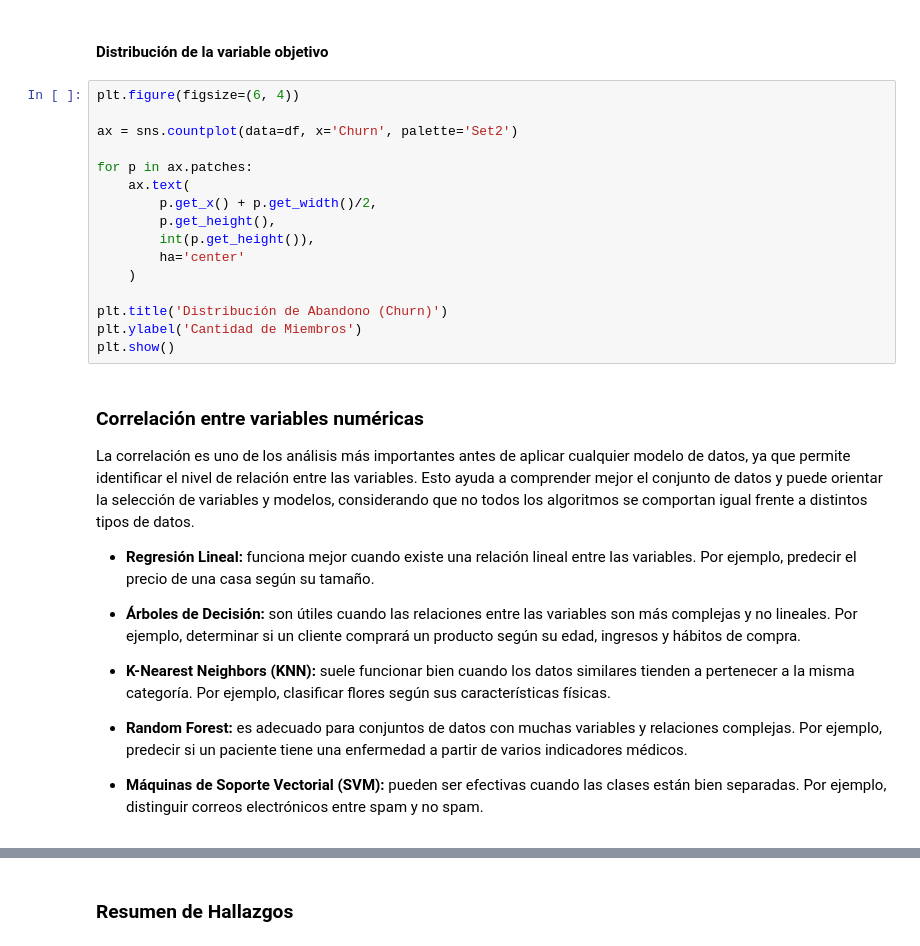
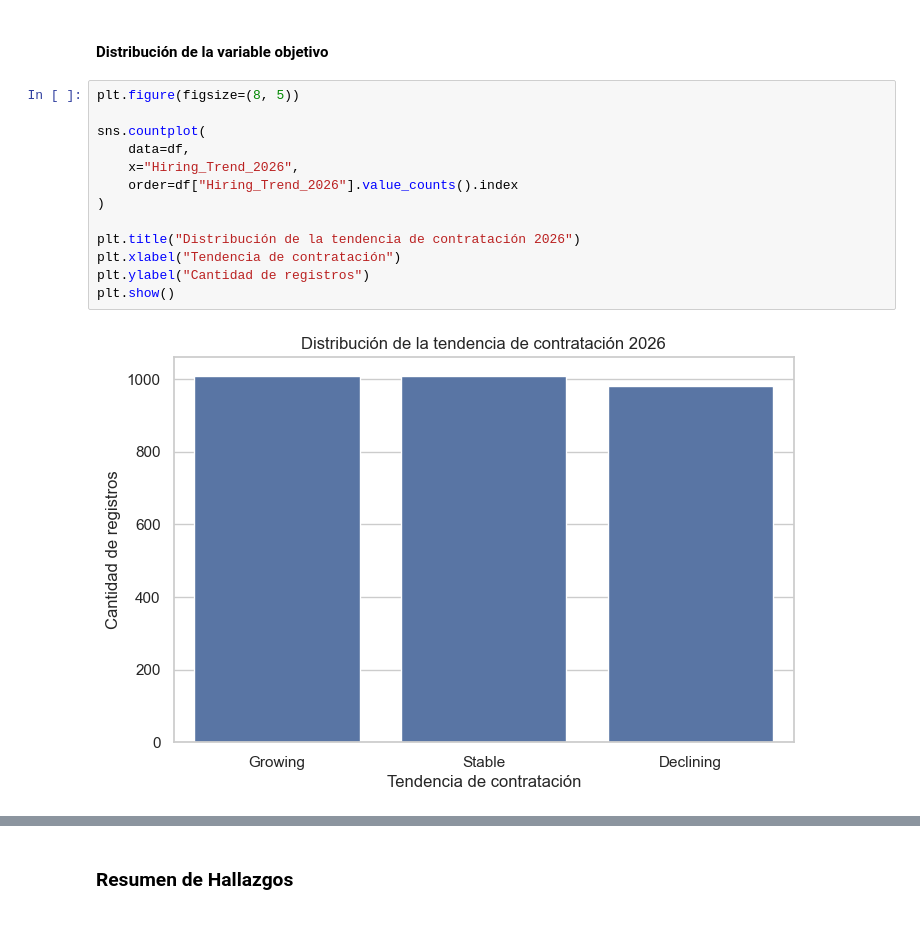
Before and after one commit to yurilealjaque/Skillnest-Data-Science-Proyecto-2, a Jupyter notebook: EDA/EDA_AI_Impact_on_Jobs_2030.ipynb, the cells around one changed output, grey strips where cells are left out. Saved outputs shown, nothing was run; the diff lists cells and outputs as text.

```diff
--- a/EDA/EDA_AI_Impact_on_Jobs_2030.ipynb
+++ b/EDA/EDA_AI_Impact_on_Jobs_2030.ipynb
@@ -161,32 +409,17 @@ plt.show()
 # %% [markdown]
 #### **Distribución de la variable objetivo**
 # %%
-plt.figure(figsize=(6, 4))
+plt.figure(figsize=(8, 5))
 
-ax = sns.countplot(data=df, x='Churn', palette='Set2')
+sns.countplot(
+    data=df,
+    x="Hiring_Trend_2026",
+    order=df["Hiring_Trend_2026"].value_counts().index
+)
 
-for p in ax.patches:
-    ax.text(
-        p.get_x() + p.get_width()/2,
-        p.get_height(),
-        int(p.get_height()),
-        ha='center'
-    )
-
-plt.title('Distribución de Abandono (Churn)')
-plt.ylabel('Cantidad de Miembros')
+plt.title("Distribución de la tendencia de contratación 2026")
+plt.xlabel("Tendencia de contratación")
+plt.ylabel("Cantidad de registros")
 plt.show()
+# %% [output]
+[figure, added]
-# %% [markdown]
-### **Correlación entre variables numéricas**
-
-La correlación es uno de los análisis más importantes antes de aplicar cualquier modelo de datos, ya que permite identificar el nivel de relación entre las variables. Esto ayuda a comprender mejor el conjunto de datos y puede orientar la selección de variables y modelos, considerando que no todos los algoritmos se comportan igual frente a distintos tipos de datos.
-
-- **Regresión Lineal:** funciona mejor cuando existe una relación lineal entre las variables. Por ejemplo, predecir el precio de una casa según su tamaño.
-
-* **Árboles de Decisión:** son útiles cuando las relaciones entre las variables son más complejas y no lineales. Por ejemplo, determinar si un cliente comprará un producto según su edad, ingresos y hábitos de compra.
-
-* **K-Nearest Neighbors (KNN):** suele funcionar bien cuando los datos similares tienden a pertenecer a la misma categoría. Por ejemplo, clasificar flores según sus características físicas.
-
-* **Random Forest:** es adecuado para conjuntos de datos con muchas variables y relaciones complejas. Por ejemplo, predecir si un paciente tiene una enfermedad a partir de varios indicadores médicos.
-
-* **Máquinas de Soporte Vectorial (SVM):** pueden ser efectivas cuando las clases están bien separadas. Por ejemplo, distinguir correos electrónicos entre spam y no spam.
```
Also changed, not shown: parts of 45 cells of this notebook, 5 other files.
